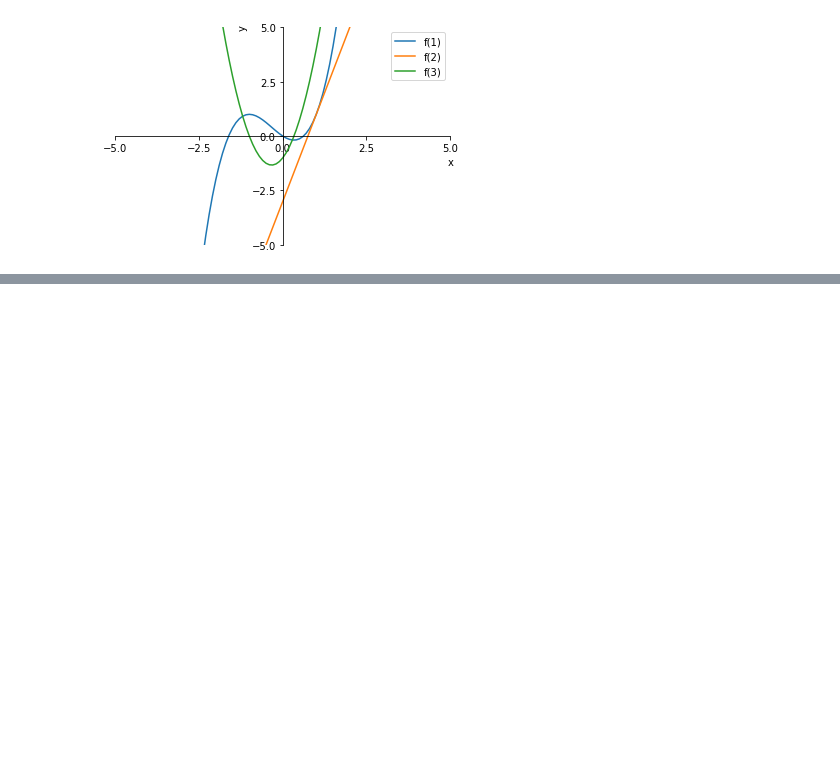
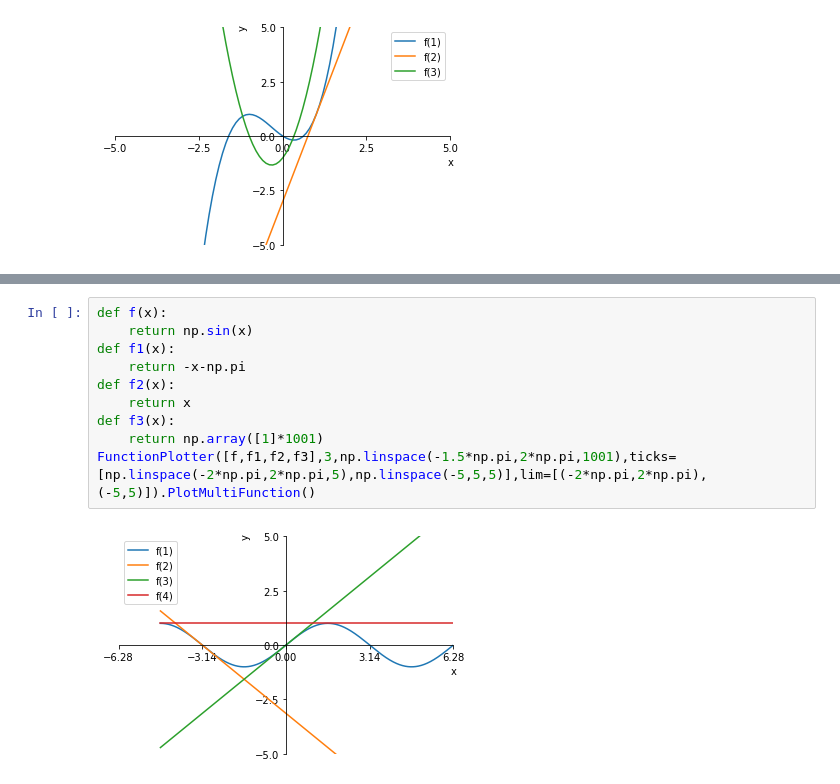
Before and after one commit to Zhurp2020/NLP-from-scratch, a Jupyter notebook: Thomas Calculus/Chapter 3 code.ipynb, the cells around one changed output, grey strips where cells are left out. Saved outputs shown, nothing was run; the diff lists cells and outputs as text; blank space fills up the shorter version.

```diff
--- a/Thomas Calculus/Chapter 3 code.ipynb
+++ b/Thomas Calculus/Chapter 3 code.ipynb
@@ -141,0 +193,12 @@ FunctionPlotter([f,f1,f2]).PlotMultiFunction()
+# %%
+def f(x):
+    return np.sin(x)
+def f1(x):
+    return -x-np.pi
+def f2(x):
+    return x
+def f3(x):
+    return np.array([1]*1001)
+FunctionPlotter([f,f1,f2,f3],3,np.linspace(-1.5*np.pi,2*np.pi,1001),ticks=[np.linspace(-2*np.pi,2*np.pi,5),np.linspace(-5,5,5)],lim=[(-2*np.pi,2*np.pi),(-5,5)]).PlotMultiFunction()
+# %% [output]
+[figure, added]
```
Also changed, not shown: parts of 14 cells of this notebook, 7 other files.
